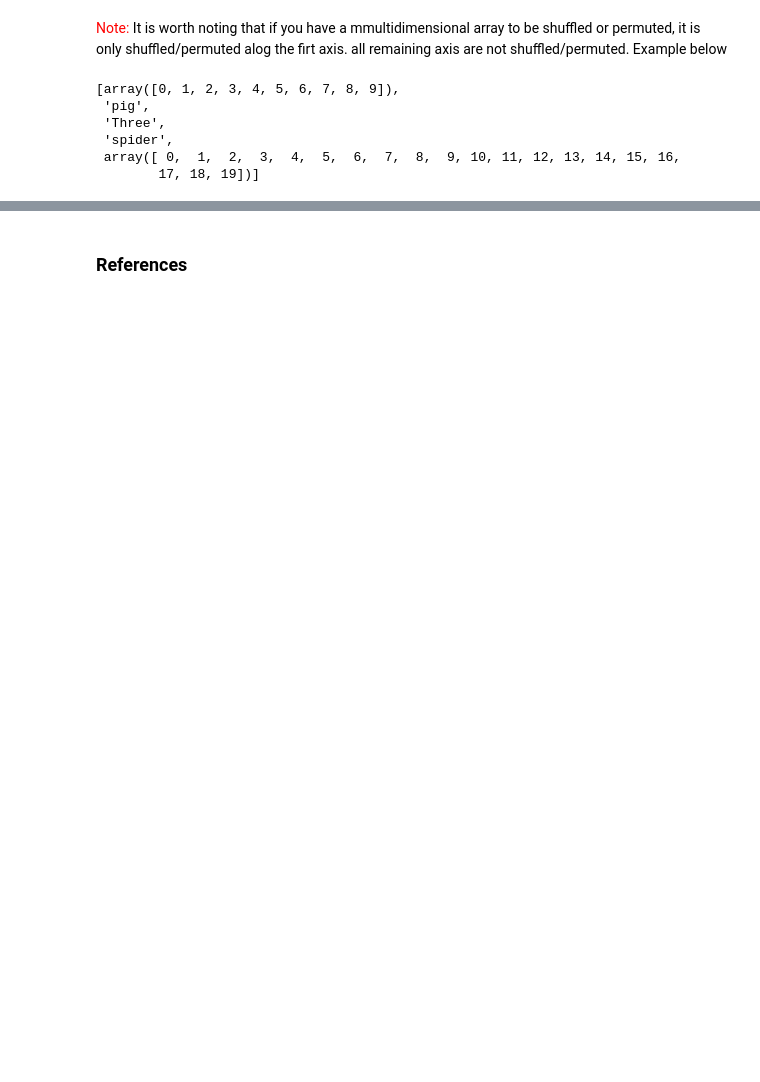
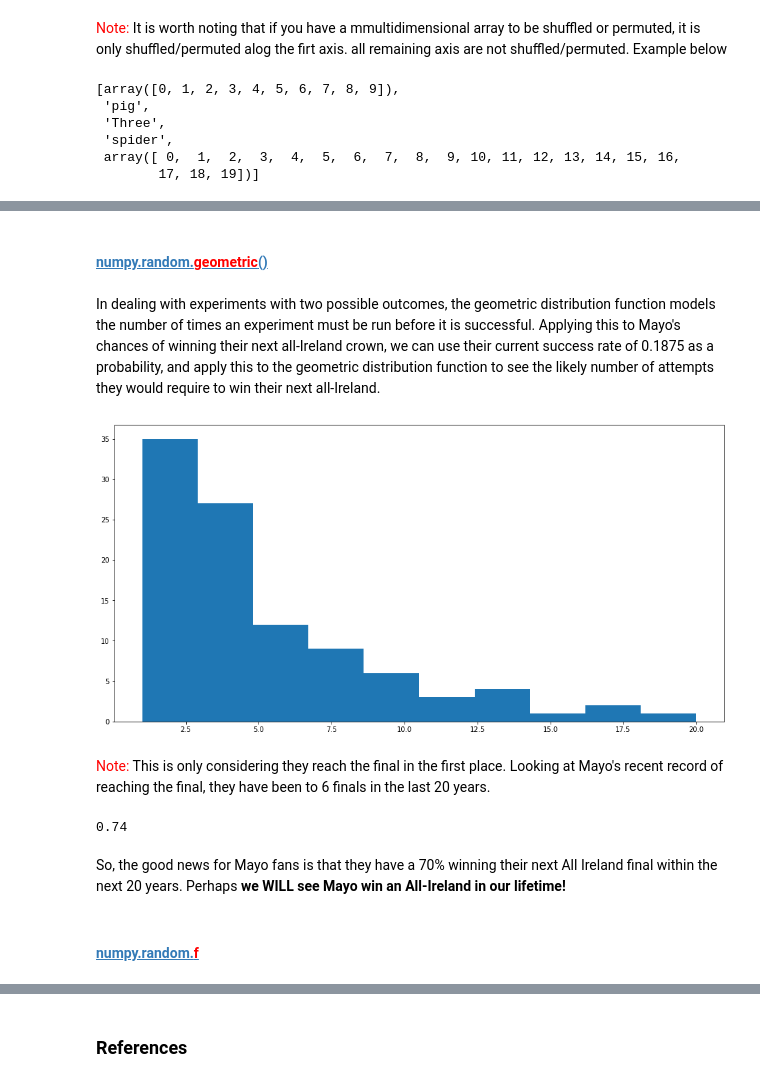
Before and after one commit to BarryClarke/numpy.random-package, a Jupyter notebook: numpy.random package.ipynb, the cells around one changed output, grey strips where cells are left out. Drawn from its saved outputs; the diff is of its cells as text; code cells hidden in the pictures; blank space fills up the shorter version.

```diff
--- a/numpy.random package.ipynb
+++ b/numpy.random package.ipynb
@@ -410,0 +454,21 @@ array(['spider', 'Three', 'pig', array([0, 1, 2, 3, 4, 5, 6, 7, 8, 9]),
+# %% [markdown]
+#### [numpy.random.<font color = 'red'>geometric</font>()](https://docs.scipy.org/doc/numpy-1.16.1/reference/generated/numpy.random.geometric.html#numpy.random.geometric)
+# %% [markdown]
+In dealing with experiments with two possible outcomes, the geometric distribution function models the number of times an experiment must be run before it is successful. Applying this to Mayo's chances of winning their next all-Ireland crown, we can use their current success rate of 0.1875 as a probability, and apply this to the geometric distribution function to see the likely number of attempts they would require to win their next all-Ireland.
+# %%
+# Model the number of attempts Mayo will need to make at winning their next All-Ireland final. Run the model 100 times
+No_of_attempts = np.random.geometric(0.1875, 100)
+plt.hist(No_of_attempts)
+plt.show()
+# %% [output]
+[figure, added]
+# %% [markdown]
+<font color = 'red'>Note:</font> This is only considering they reach the final in the first place. Looking at Mayo's recent record of reaching the final, they have been to 6 finals in the last 20 years.
+# %%
+(No_of_attempts <= 6).sum() / 100
+# %% [output]
+0.74
+# %% [markdown]
+So, the good news for Mayo fans is that they have a 70% winning their next All Ireland final within the next 20 years. Perhaps **we WILL see Mayo win an All-Ireland in our lifetime!**
+# %% [markdown]
+#### [numpy.random.<font color = 'red'>f</font>](https://docs.scipy.org/doc/numpy-1.16.1/reference/generated/numpy.random.f.html#numpy.random.f)
```
Also changed, not shown: parts of 46 cells of this notebook, 2 other files.
